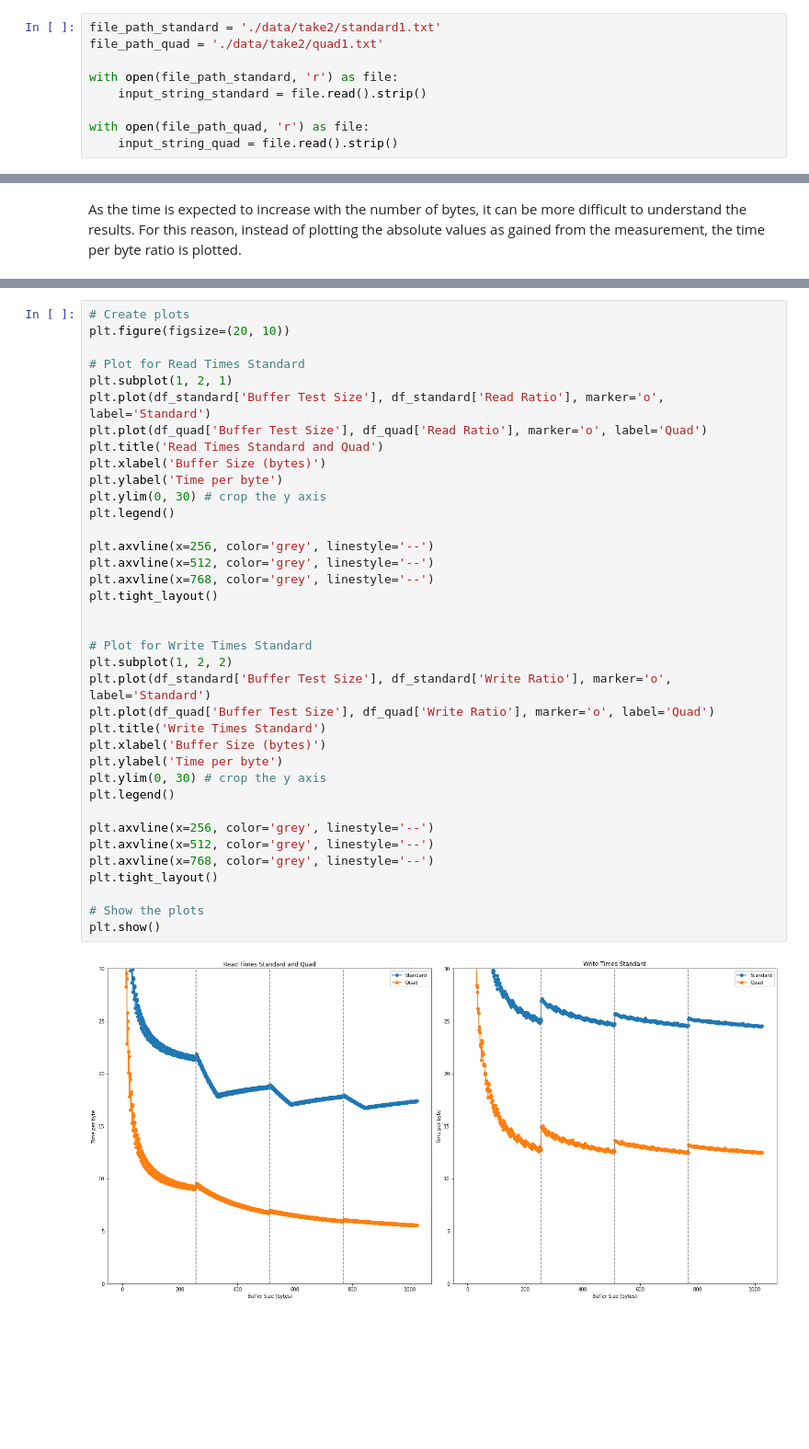
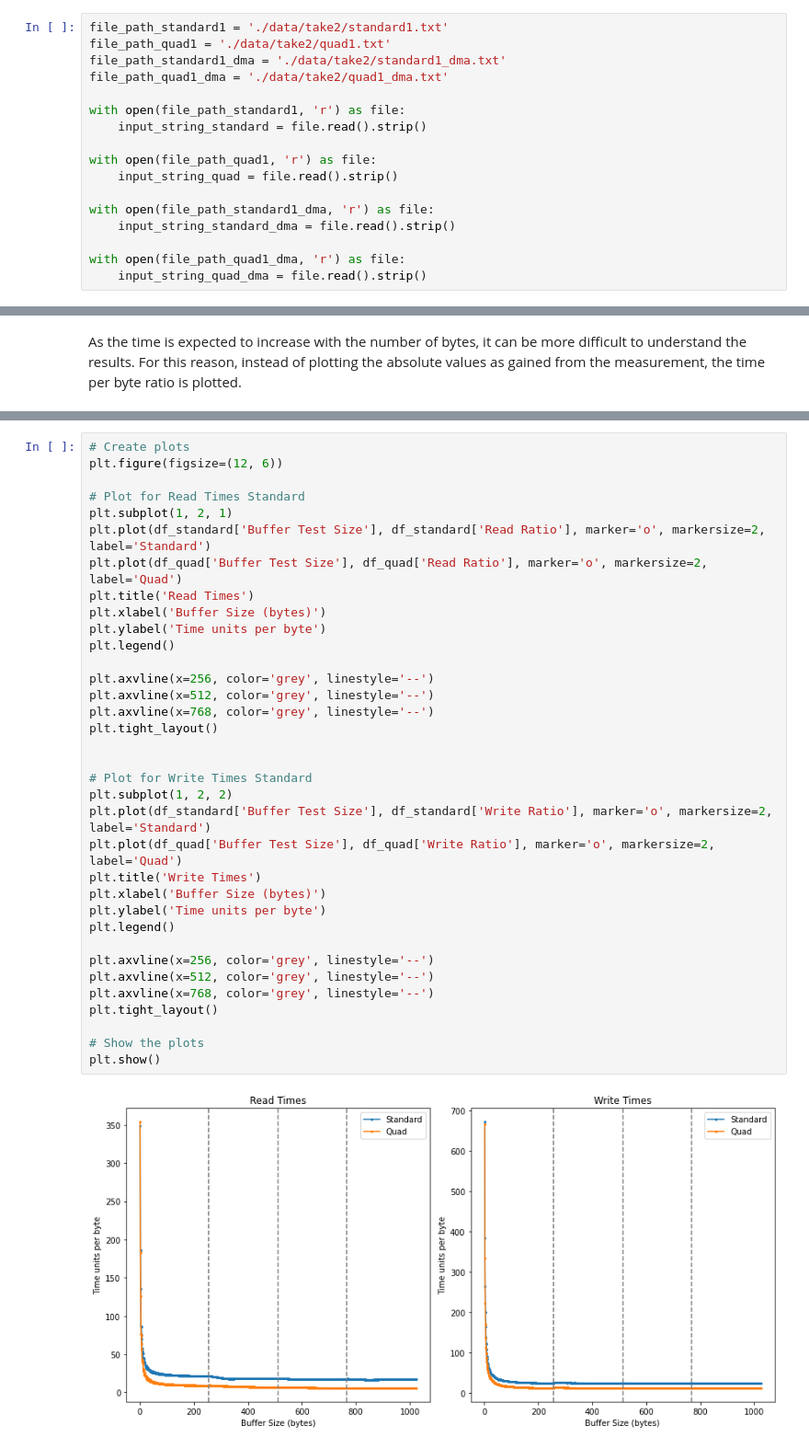
Before and after one commit to consanii/x-heep, a Jupyter notebook: sw/applications/bsp_flash_profiling/analysis/analysis.ipynb, the cells around one changed output, grey strips where cells are left out. Shown at 92% size. Drawn from its saved outputs; the diff is of its cells as text; blank space fills up the shorter version.

```diff
--- a/sw/applications/bsp_flash_profiling/analysis/analysis.ipynb
+++ b/sw/applications/bsp_flash_profiling/analysis/analysis.ipynb
@@ -15,12 +26,20 @@ import pandas as pd
 # %% [markdown]
 Import the measurement data stored in the `data` folder.
 # %%
-file_path_standard = './data/take2/standard1.txt'
-file_path_quad = './data/take2/quad1.txt'
+file_path_standard1 = './data/take2/standard1.txt'
+file_path_quad1 = './data/take2/quad1.txt'
+file_path_standard1_dma = './data/take2/standard1_dma.txt'
+file_path_quad1_dma = './data/take2/quad1_dma.txt'
 
-with open(file_path_standard, 'r') as file:
+with open(file_path_standard1, 'r') as file:
     input_string_standard = file.read().strip()
 
-with open(file_path_quad, 'r') as file:
+with open(file_path_quad1, 'r') as file:
     input_string_quad = file.read().strip()
+
+with open(file_path_standard1_dma, 'r') as file:
+    input_string_standard_dma = file.read().strip()
+
+with open(file_path_quad1_dma, 'r') as file:
+    input_string_quad_dma = file.read().strip()
 # %% [markdown]
@@ -71,39 +89,37 @@ df_quad['Write Ratio'] = df_quad['Write Time'] / df_quad['Buffer Test Size']
 # %%
 # Create plots
-plt.figure(figsize=(20, 10))
+plt.figure(figsize=(12, 6))
 
 # Plot for Read Times Standard
 plt.subplot(1, 2, 1)
-plt.plot(df_standard['Buffer Test Size'], df_standard['Read Ratio'], marker='o', label='Standard')
-plt.plot(df_quad['Buffer Test Size'], df_quad['Read Ratio'], marker='o', label='Quad')
-plt.title('Read Times Standard and Quad')
+plt.plot(df_standard['Buffer Test Size'], df_standard['Read Ratio'], marker='o', markersize=2, label='Standard')
+plt.plot(df_quad['Buffer Test Size'], df_quad['Read Ratio'], marker='o', markersize=2, label='Quad')
+plt.title('Read Times')
 plt.xlabel('Buffer Size (bytes)')
-plt.ylabel('Time per byte')
-plt.ylim(0, 30) # crop the y axis
+plt.ylabel('Time units per byte')
 plt.legend()
 
 plt.axvline(x=256, color='grey', linestyle='--')
 plt.axvline(x=512, color='grey', linestyle='--')
 plt.axvline(x=768, color='grey', linestyle='--')
 plt.tight_layout()
 
 
 # Plot for Write Times Standard
 plt.subplot(1, 2, 2)
-plt.plot(df_standard['Buffer Test Size'], df_standard['Write Ratio'], marker='o', label='Standard')
-plt.plot(df_quad['Buffer Test Size'], df_quad['Write Ratio'], marker='o', label='Quad')
-plt.title('Write Times Standard')
+plt.plot(df_standard['Buffer Test Size'], df_standard['Write Ratio'], marker='o', markersize=2, label='Standard')
+plt.plot(df_quad['Buffer Test Size'], df_quad['Write Ratio'], marker='o', markersize=2, label='Quad')
+plt.title('Write Times')
 plt.xlabel('Buffer Size (bytes)')
-plt.ylabel('Time per byte')
-plt.ylim(0, 30) # crop the y axis
+plt.ylabel('Time units per byte')
 plt.legend()
 
 plt.axvline(x=256, color='grey', linestyle='--')
 plt.axvline(x=512, color='grey', linestyle='--')
 plt.axvline(x=768, color='grey', linestyle='--')
 plt.tight_layout()
 
 # Show the plots
 plt.show()
 # %% [output]
-[figure, old version]
+[figure, new version]
```
Also changed, not shown: parts of 21 cells of this notebook.
